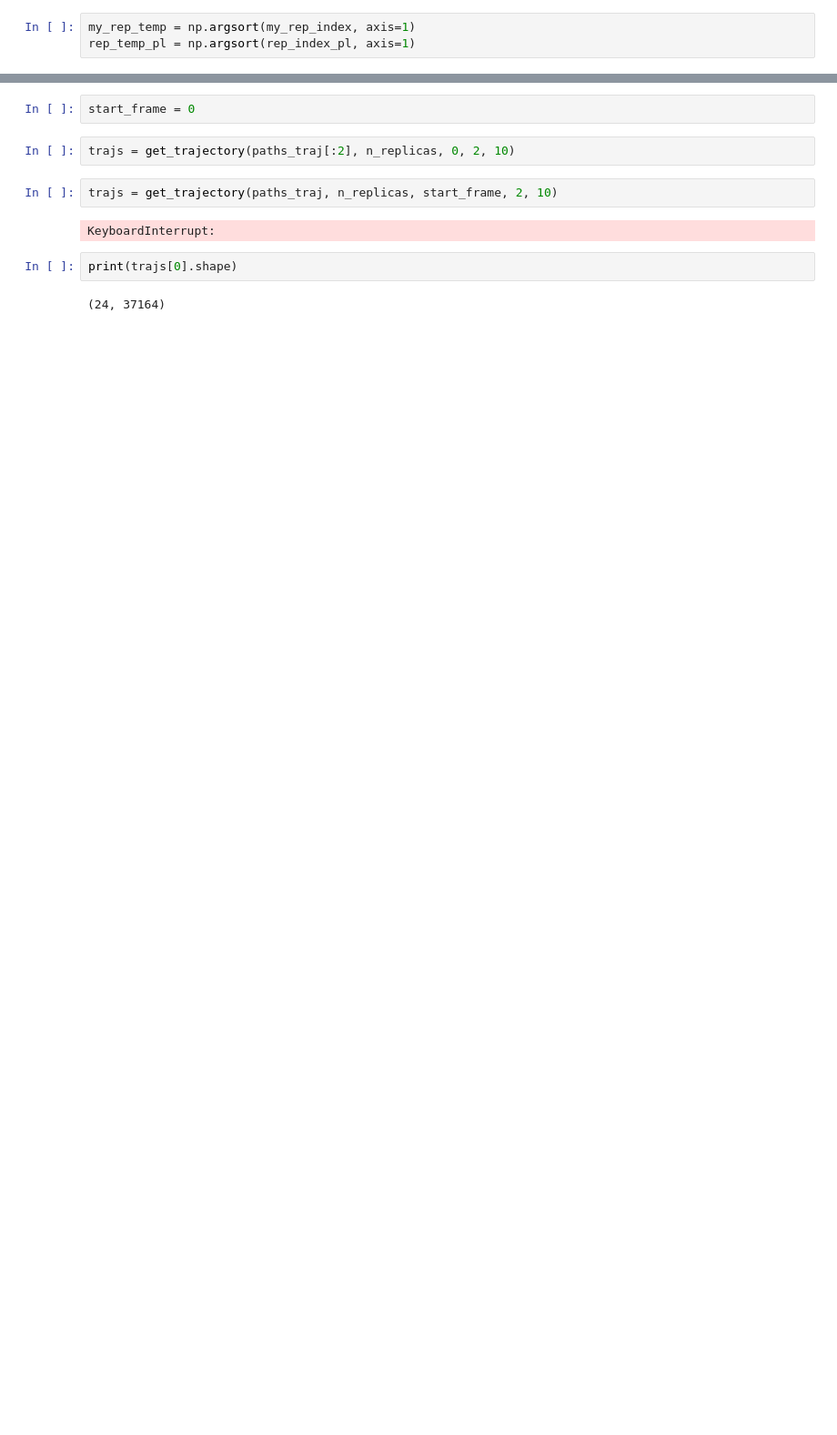
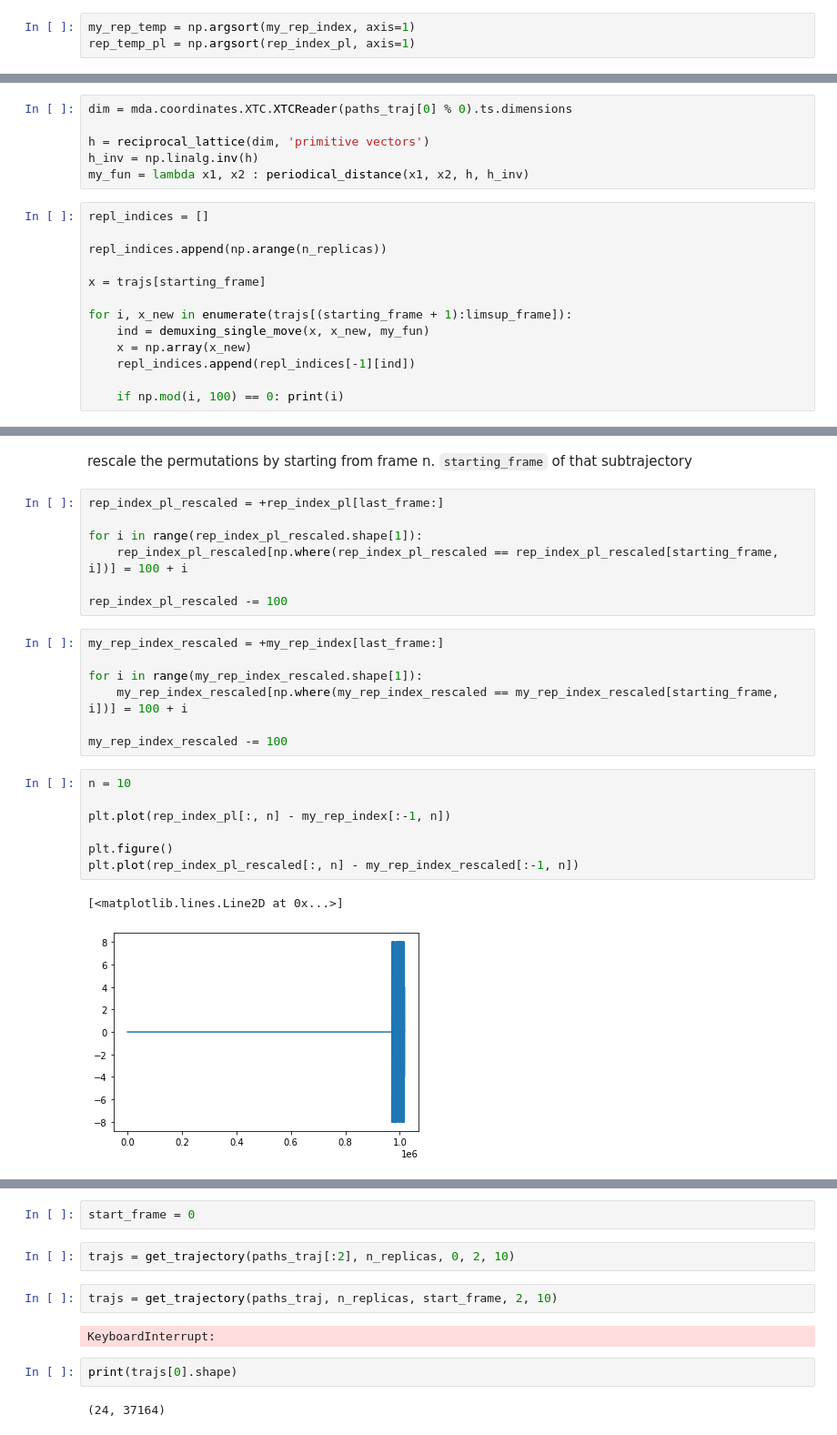
Before and after one commit to IvanGilardoni/my_scripts, a Jupyter notebook: demuxing/demuxing_last.ipynb, the cells around one changed output, grey strips where cells are left out. Shown at 91% size. Drawn from its saved outputs; the diff is of its cells as text; blank space fills up the shorter version.

```diff
--- a/demuxing/demuxing_last.ipynb
+++ b/demuxing/demuxing_last.ipynb
@@ -335,0 +567,19 @@ so, those which overlap are those starting with the same value at position 0 !!
+# %%
+dim = mda.coordinates.XTC.XTCReader(paths_traj[0] % 0).ts.dimensions
+
+h = reciprocal_lattice(dim, 'primitive vectors')
+h_inv = np.linalg.inv(h)
+my_fun = lambda x1, x2 : periodical_distance(x1, x2, h, h_inv)
+# %%
+repl_indices = []
+
+repl_indices.append(np.arange(n_replicas))
+
+x = trajs[starting_frame]
+
+for i, x_new in enumerate(trajs[(starting_frame + 1):limsup_frame]):
+    ind = demuxing_single_move(x, x_new, my_fun)
+    x = np.array(x_new)
+    repl_indices.append(repl_indices[-1][ind])
+
+    if np.mod(i, 100) == 0: print(i)
@@ -335,0 +607,26 @@ so, those which overlap are those starting with the same value at position 0 !!
+# %% [markdown]
+rescale the permutations by starting from frame n. `starting_frame` of that subtrajectory
+# %%
+rep_index_pl_rescaled = +rep_index_pl[last_frame:]
+
+for i in range(rep_index_pl_rescaled.shape[1]):
+    rep_index_pl_rescaled[np.where(rep_index_pl_rescaled == rep_index_pl_rescaled[starting_frame, i])] = 100 + i
+
+rep_index_pl_rescaled -= 100
+# %%
+my_rep_index_rescaled = +my_rep_index[last_frame:]
+
+for i in range(my_rep_index_rescaled.shape[1]):
+    my_rep_index_rescaled[np.where(my_rep_index_rescaled == my_rep_index_rescaled[starting_frame, i])] = 100 + i
+
+my_rep_index_rescaled -= 100
+# %%
+n = 10
+
+plt.plot(rep_index_pl[:, n] - my_rep_index[:-1, n])
+
+plt.figure()
+plt.plot(rep_index_pl_rescaled[:, n] - my_rep_index_rescaled[:-1, n])
+# %% [output]
+[<matplotlib.lines.Line2D at 0x...>]
+[figure, added]
```
Also changed, not shown: parts of 87 cells of this notebook, 2 other files.
